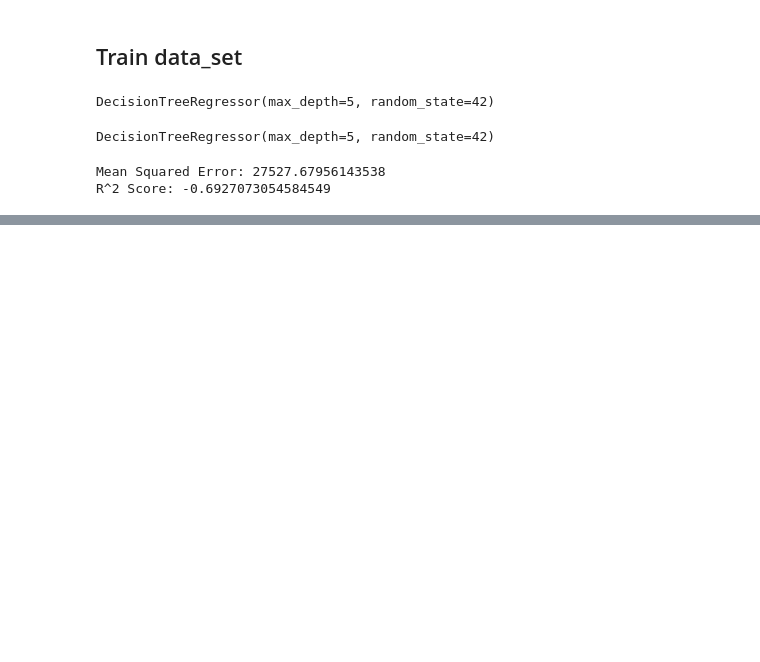
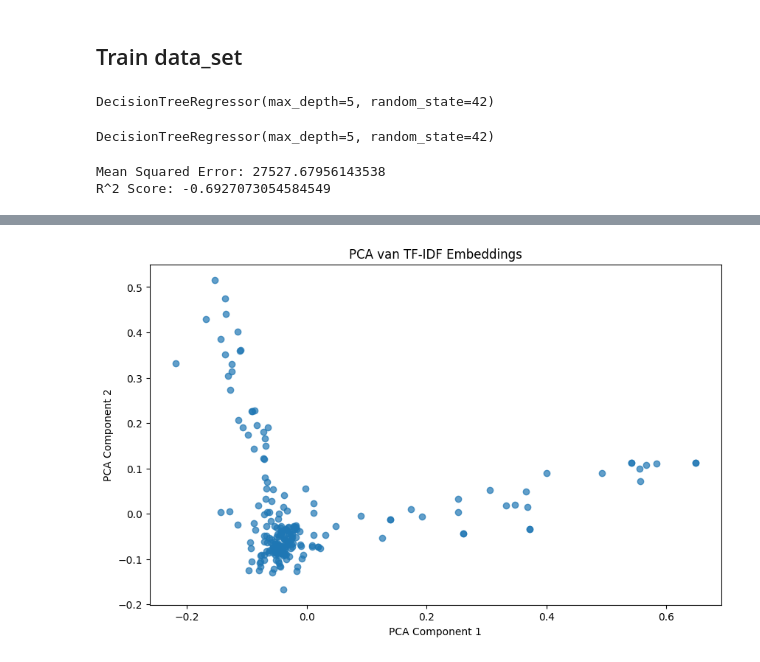
Before and after one commit to EnesT51/LU2-AI-Prototype, a Jupyter notebook: AI-PoC/AI_PoC.ipynb, the cells around one changed output, grey strips where cells are left out. Cells and saved outputs as stored; diff of their text form; code cells hidden in the pictures; blank space fills up the shorter version.

```diff
--- a/AI-PoC/AI_PoC.ipynb
+++ b/AI-PoC/AI_PoC.ipynb
@@ -189,14 +202,3 @@ plt.ylabel('UMAP Component 2')
 plt.show()
 # %% [output]
 [figure]
-# %%
-tsne = TSNE(n_components=2, random_state=42)
-X_tsne = tsne.fit_transform(X_scaled)
-
-# visualisatie van t-SNE-resultaten
-plt.figure(figsize=(10, 6))
-plt.scatter(X_tsne[:, 0], X_tsne[:, 1], c=y, cmap='viridis', alpha=0.7)
-plt.colorbar(label='interests_match_score')
-plt.xlabel('t-SNE Component 1')
-plt.ylabel('t-SNE Component 2')
-plt.show()
@@ -364,3 +419,7 @@ top_rec.head()
 | 13 | zorg dichtbij | met 'zorg op afstand' kan je met ... | zorg op afstand, technologie, imp... | Breda | NLQF5 |
 | 77 | module 3.4 duurzaam gebouwde omge... | student gaan aan de slag met een ... | interdisciplinair, wellbeing, bou... | Den Bosch en Tilburg | NLQF6 |
 | 31 | healthcare innovation design | deze module richt zich op (produc... | zorg, welzijn, productontwerp | Breda | NLQF6 |
+# %%
+recommender.visualize_embeddings(plot_type='PCA')
+# %% [output]
+[figure, added]
```
Also changed, not shown: parts of 10 cells of this notebook.
